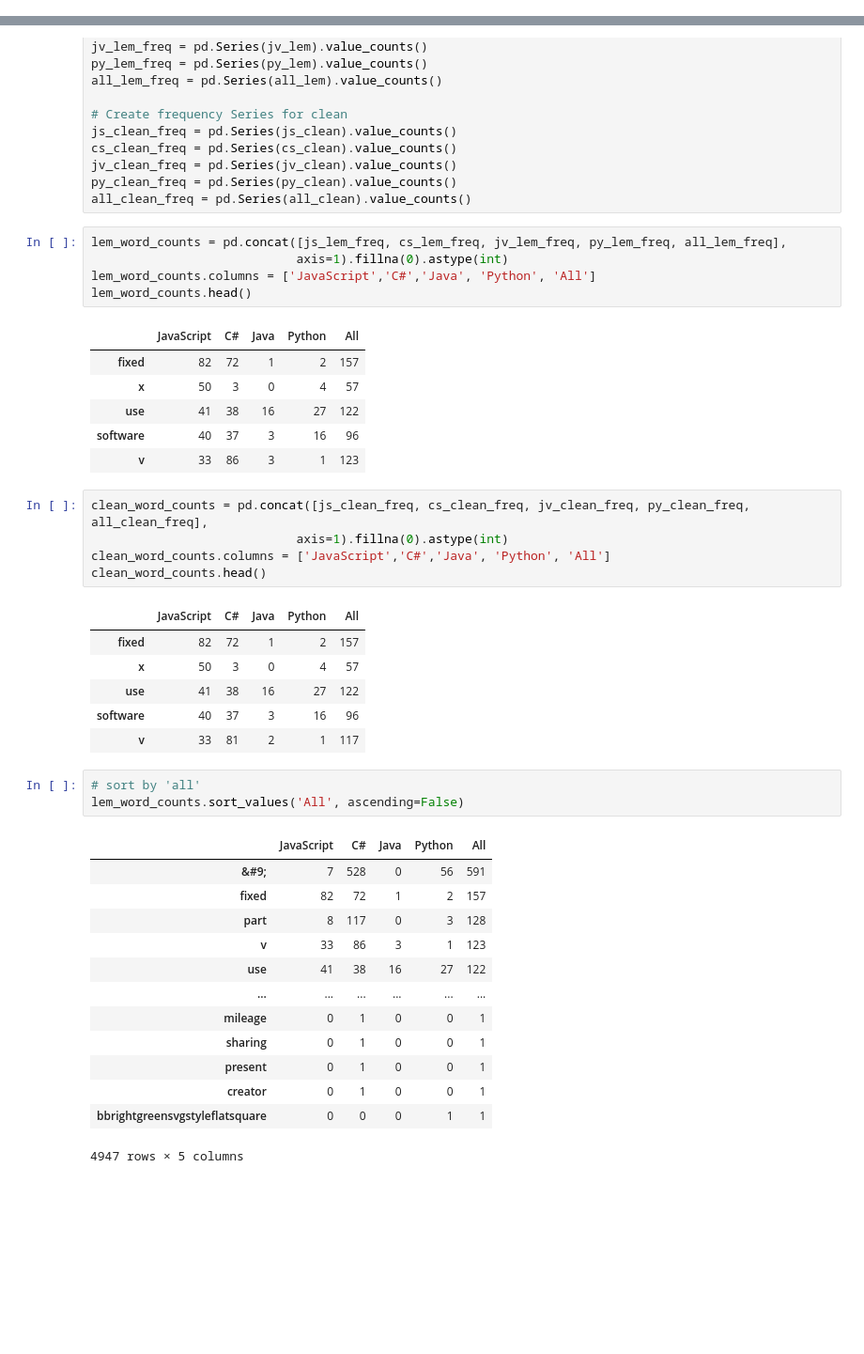
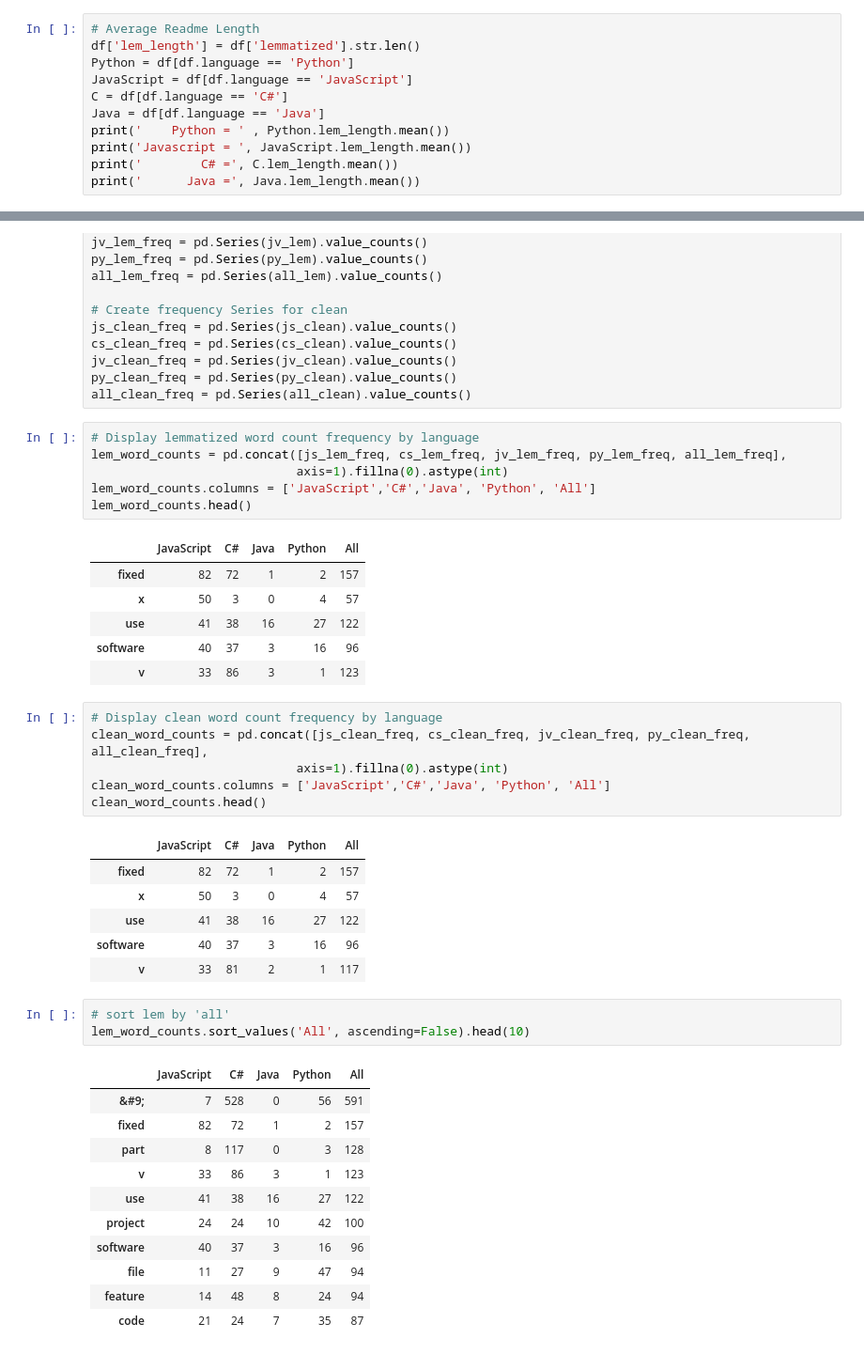
Before and after one commit to Codeup-Mirzakhani-Group1-NLP-Project/Codeup-Mirzakhani-GitHub-Scrape-NLP-Project, a Jupyter notebook: justin_docs/Justin_project_working.ipynb, the cells around one changed output, grey strips where cells are left out. Shown at 94% size. Saved outputs shown, nothing was run; the diff lists cells and outputs as text; blank space fills up the shorter version.

Commit message:
UPDATE continued work on project

```diff
--- a/justin_docs/Justin_project_working.ipynb
+++ b/justin_docs/Justin_project_working.ipynb
@@ -416,0 +74,11 @@ all_clean
+# %%
+# Average Readme Length
+df['lem_length'] = df['lemmatized'].str.len()
+Python = df[df.language == 'Python']
+JavaScript = df[df.language == 'JavaScript']
+C = df[df.language == 'C#']
+Java = df[df.language == 'Java']
+print('    Python = ' , Python.lem_length.mean())
+print('Javascript = ', JavaScript.lem_length.mean())
+print('        C# =', C.lem_length.mean())
+print('      Java =', Java.lem_length.mean())
@@ -603,6 +608,7 @@ jv_clean_freq = pd.Series(jv_clean).value_counts()
 py_clean_freq = pd.Series(py_clean).value_counts()
 all_clean_freq = pd.Series(all_clean).value_counts()
 # %%
+# Display lemmatized word count frequency by language
 lem_word_counts = pd.concat([js_lem_freq, cs_lem_freq, jv_lem_freq, py_lem_freq, all_lem_freq],
                             axis=1).fillna(0).astype(int)
 lem_word_counts.columns = ['JavaScript','C#','Java', 'Python', 'All']
@@ -615,6 +621,7 @@ lem_word_counts.head()
 | software | 40 | 37 | 3 | 16 | 96 |
 | v | 33 | 86 | 3 | 1 | 123 |
 # %%
+# Display clean word count frequency by language
 clean_word_counts = pd.concat([js_clean_freq, cs_clean_freq, jv_clean_freq, py_clean_freq, all_clean_freq],
                             axis=1).fillna(0).astype(int)
 clean_word_counts.columns = ['JavaScript','C#','Java', 'Python', 'All']
@@ -627,20 +634,18 @@ clean_word_counts.head()
 | software | 40 | 37 | 3 | 16 | 96 |
 | v | 33 | 81 | 2 | 1 | 117 |
 # %%
-# sort by 'all'
-lem_word_counts.sort_values('All', ascending=False)
+# sort lem by 'all'
+lem_word_counts.sort_values('All', ascending=False).head(10)
 # %% [output]
 |  | JavaScript | C# | Java | Python | All |
 | &#9; | 7 | 528 | 0 | 56 | 591 |
 | fixed | 82 | 72 | 1 | 2 | 157 |
 | part | 8 | 117 | 0 | 3 | 128 |
 | v | 33 | 86 | 3 | 1 | 123 |
 | use | 41 | 38 | 16 | 27 | 122 |
-| ... | ... | ... | ... | ... | ... |
-| mileage | 0 | 1 | 0 | 0 | 1 |
-| sharing | 0 | 1 | 0 | 0 | 1 |
-| present | 0 | 1 | 0 | 0 | 1 |
-| creator | 0 | 1 | 0 | 0 | 1 |
-| bbrightgreensvgstyleflatsquare | 0 | 0 | 0 | 1 | 1 |
+| project | 24 | 24 | 10 | 42 | 100 |
+| software | 40 | 37 | 3 | 16 | 96 |
+| file | 11 | 27 | 9 | 47 | 94 |
+| feature | 14 | 48 | 8 | 24 | 94 |
+| code | 21 | 24 | 7 | 35 | 87 |
-4947 rows × 5 columns
 # %%
```
Also changed, not shown: parts of 70 cells of this notebook.
